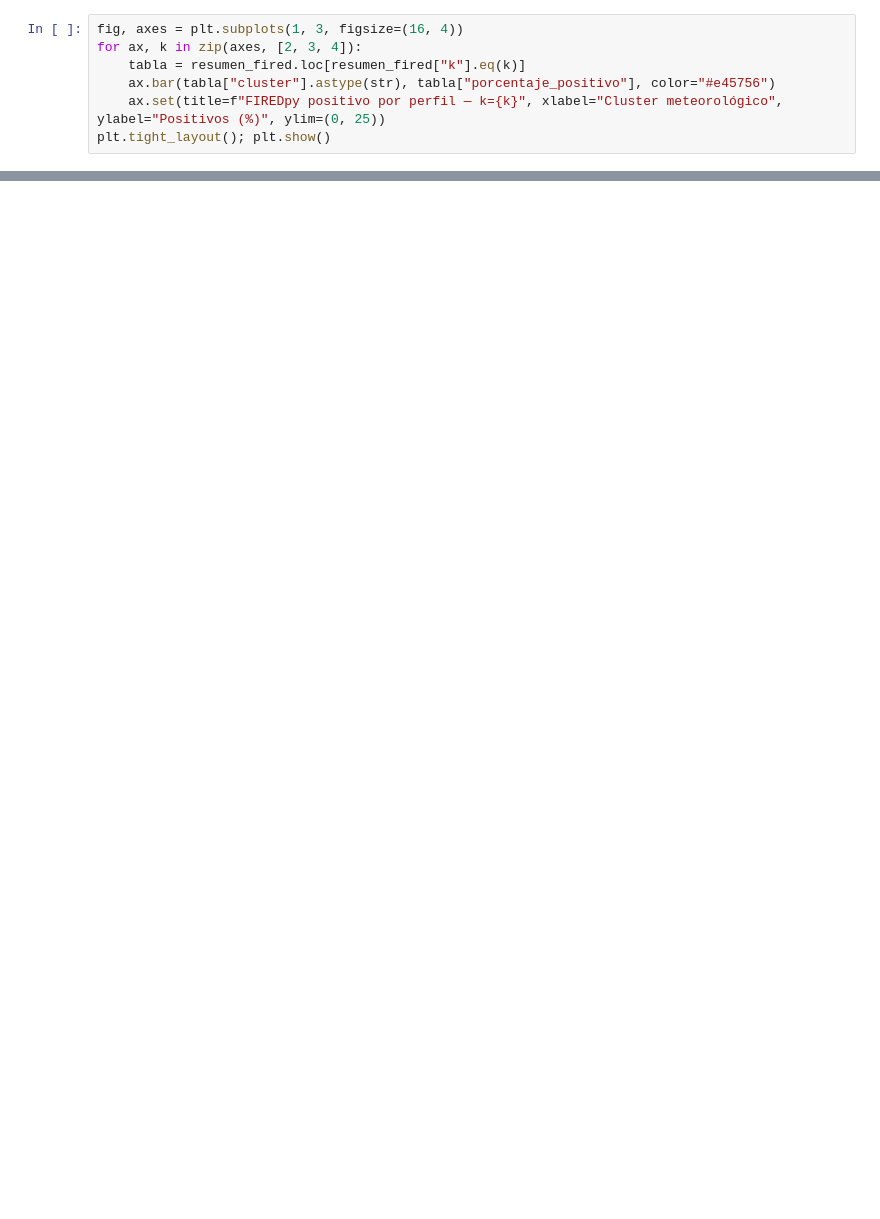
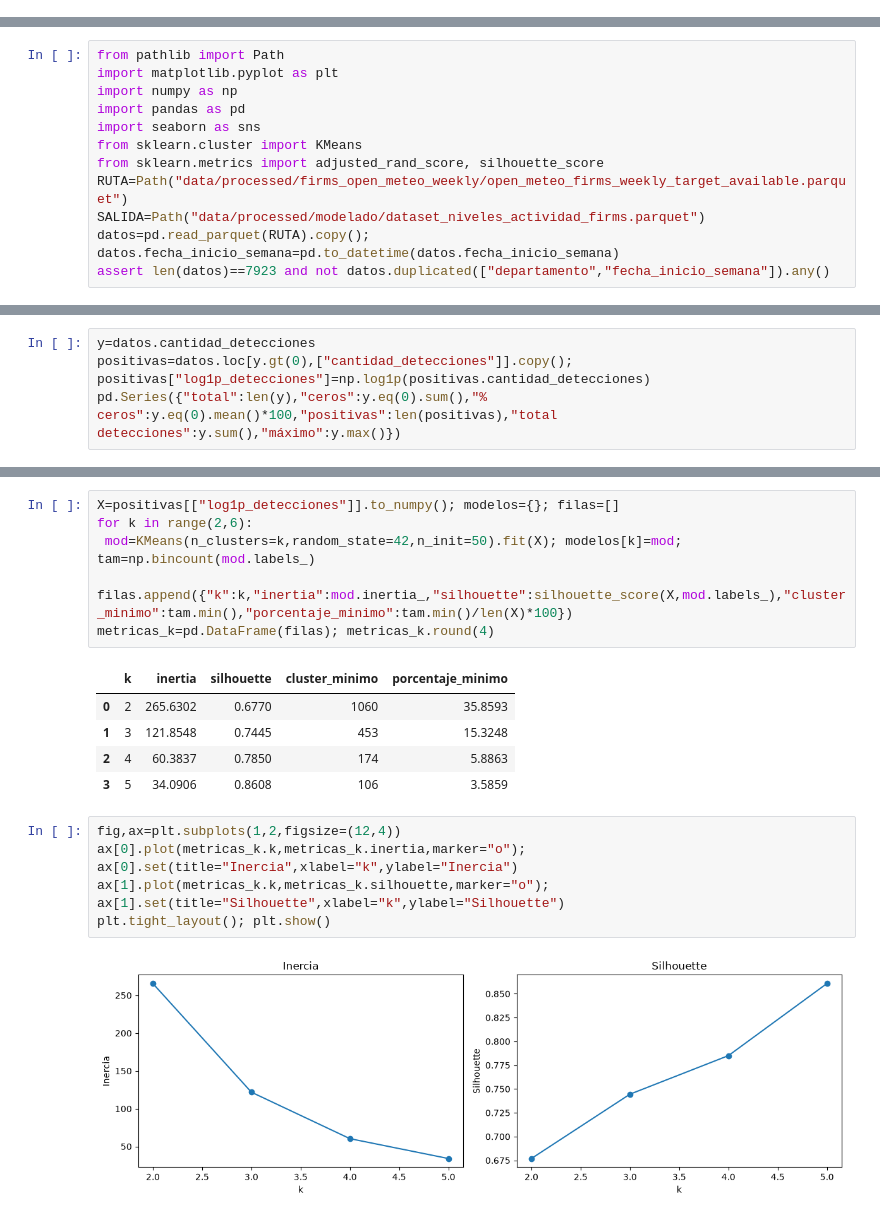
Before and after one commit to kateringonzalez-glitch/Proyecto-AA, a Jupyter notebook: Analisis_No_supervisado.ipynb, the cells around one changed output, grey strips where cells are left out. Cells and saved outputs as stored; diff of their text form; blank space fills up the shorter version.

Commit message:
Redefine el PAA con niveles de actividad FIRMS

```diff
--- a/Analisis_No_supervisado.ipynb
+++ b/Analisis_No_supervisado.ipynb
@@ -427,7 +0,0 @@ display(resumen_fired.round(4)); display(pruebas_fired.round(6))
-# %%
-fig, axes = plt.subplots(1, 3, figsize=(16, 4))
-for ax, k in zip(axes, [2, 3, 4]):
-    tabla = resumen_fired.loc[resumen_fired["k"].eq(k)]
-    ax.bar(tabla["cluster"].astype(str), tabla["porcentaje_positivo"], color="#e45756")
-    ax.set(title=f"FIREDpy positivo por perfil — k={k}", xlabel="Cluster meteorológico", ylabel="Positivos (%)", ylim=(0, 25))
-plt.tight_layout(); plt.show()
@@ -478,0 +5,12 @@ display(tabla_final.round(4))
+# %%
+from pathlib import Path
+import matplotlib.pyplot as plt
+import numpy as np
+import pandas as pd
+import seaborn as sns
+from sklearn.cluster import KMeans
+from sklearn.metrics import adjusted_rand_score, silhouette_score
+RUTA=Path("data/processed/firms_open_meteo_weekly/open_meteo_firms_weekly_target_available.parquet")
+SALIDA=Path("data/processed/modelado/dataset_niveles_actividad_firms.parquet")
+datos=pd.read_parquet(RUTA).copy(); datos.fecha_inicio_semana=pd.to_datetime(datos.fecha_inicio_semana)
+assert len(datos)==7923 and not datos.duplicated(["departamento","fecha_inicio_semana"]).any()
@@ -478,0 +21,4 @@ display(tabla_final.round(4))
+# %%
+y=datos.cantidad_detecciones
+positivas=datos.loc[y.gt(0),["cantidad_detecciones"]].copy(); positivas["log1p_detecciones"]=np.log1p(positivas.cantidad_detecciones)
+pd.Series({"total":len(y),"ceros":y.eq(0).sum(),"% ceros":y.eq(0).mean()*100,"positivas":len(positivas),"total detecciones":y.sum(),"máximo":y.max()})
@@ -478,0 +46,19 @@ display(tabla_final.round(4))
+# %%
+X=positivas[["log1p_detecciones"]].to_numpy(); modelos={}; filas=[]
+for k in range(2,6):
+ mod=KMeans(n_clusters=k,random_state=42,n_init=50).fit(X); modelos[k]=mod; tam=np.bincount(mod.labels_)
+ filas.append({"k":k,"inertia":mod.inertia_,"silhouette":silhouette_score(X,mod.labels_),"cluster_minimo":tam.min(),"porcentaje_minimo":tam.min()/len(X)*100})
+metricas_k=pd.DataFrame(filas); metricas_k.round(4)
+# %% [output]
+|  | k | inertia | silhouette | cluster_minimo | porcentaje_minimo |
+| 0 | 2 | 265.6302 | 0.6770 | 1060 | 35.8593 |
+| 1 | 3 | 121.8548 | 0.7445 | 453 | 15.3248 |
+| 2 | 4 | 60.3837 | 0.7850 | 174 | 5.8863 |
+| 3 | 5 | 34.0906 | 0.8608 | 106 | 3.5859 |
+# %%
+fig,ax=plt.subplots(1,2,figsize=(12,4))
+ax[0].plot(metricas_k.k,metricas_k.inertia,marker="o"); ax[0].set(title="Inercia",xlabel="k",ylabel="Inercia")
+ax[1].plot(metricas_k.k,metricas_k.silhouette,marker="o"); ax[1].set(title="Silhouette",xlabel="k",ylabel="Silhouette")
+plt.tight_layout(); plt.show()
+# %% [output]
+[figure, added]
```
Also changed, not shown: parts of 49 cells of this notebook, 13 other files.
